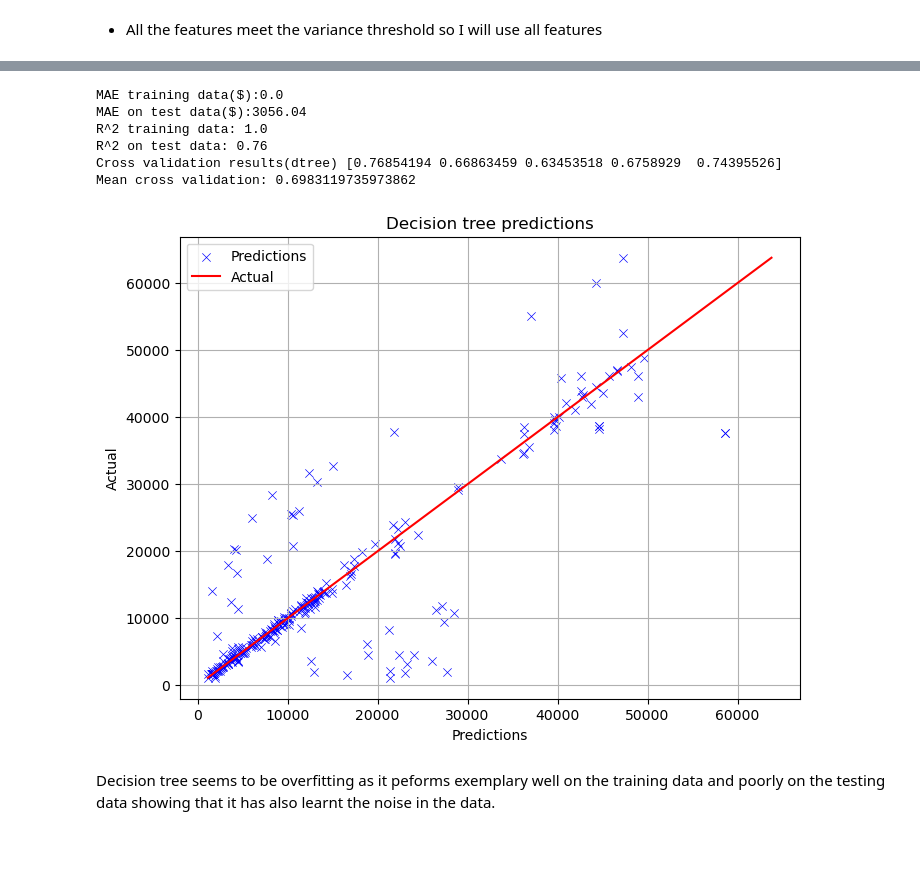
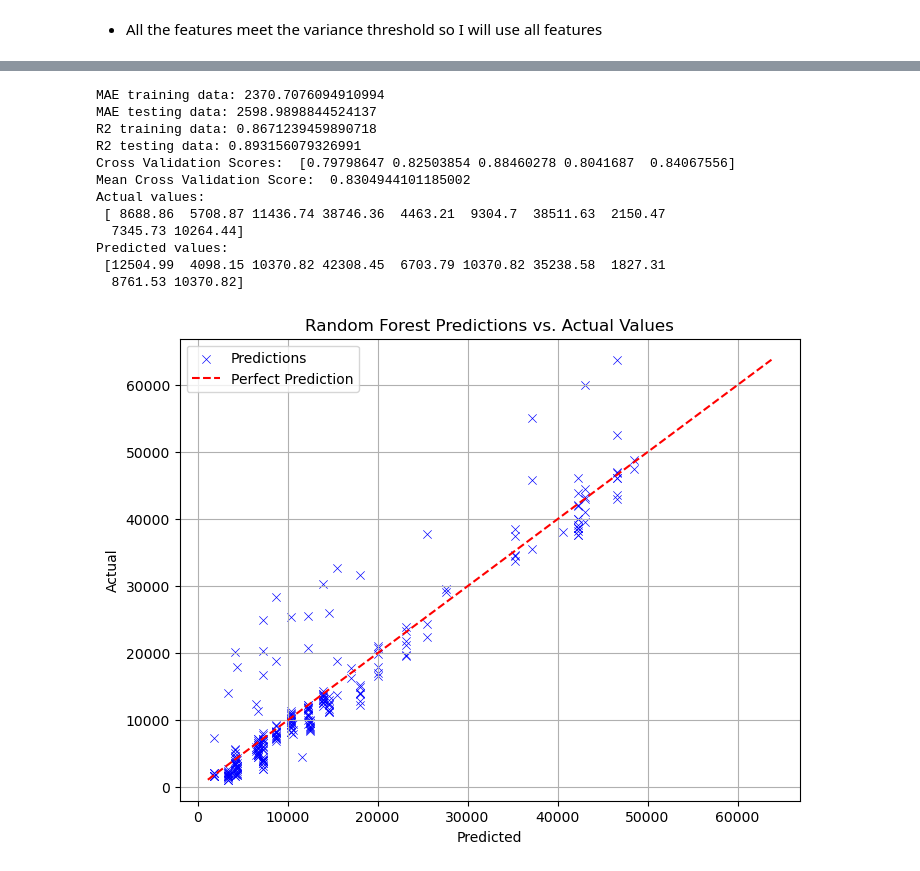
Before and after one commit to Kamuthuj/health-insurance-regression., a Jupyter notebook: analysis.ipynb, the cells around one changed output, grey strips where cells are left out. Saved outputs shown, nothing was run; the diff lists cells and outputs as text; code cells hidden in the pictures.

```diff
--- a/analysis.ipynb
+++ b/analysis.ipynb
@@ -300,0 +247,5 @@ array([[ 0.70051832,  0.97140947, -1.3267337 , -0.90790804, -0.50029231,
+# %%
+X_train_scaled = pd.DataFrame(X_train_scaled, columns=X_train.columns)
+X_test_scaled = pd.DataFrame(X_test_scaled, columns=X_test.columns)
+
+print(X_train_scaled.head())
@@ -339,41 +317,52 @@ Mean cross validation: 0.7391520293888119
 # %%
-dtree=DecisionTreeRegressor(random_state=42)
-dtree.fit(X_train_scaled,y_train)
+dtree = DecisionTreeRegressor(max_depth=5,min_samples_leaf=3,min_samples_split=2, random_state=42)
 
-# Make predictions on the training and test data
+# Training the model
+dtree.fit(X_train_scaled, y_train)
+
+# Making predictions on training and testing data
 y_train_pred = dtree.predict(X_train_scaled)
 y_test_pred = dtree.predict(X_test_scaled)
 
-# # Calculate the mean absoulte and R2 for the training and test data
-print(f"MAE training data($):{mean_absolute_error(y_train, y_train_pred).round(2)}")
-print(f"MAE on test data($):{mean_absolute_error(y_test, y_test_pred).round(2)}")
+# Evaluating the model
+print("MAE training data:", mean_absolute_error(y_train, y_train_pred))
+print("MAE testing data:", mean_absolute_error(y_test, y_test_pred))
 
-print(f"R^2 training data: {r2_score(y_train, y_train_pred).round(2)}")
-print(f"R^2 on test data: {r2_score(y_test, y_test_pred).round(2)}")
+print("R2 training data:", r2_score(y_train, y_train_pred))
+print("R2 testing data:", r2_score(y_test, y_test_pred))
 
-folds = KFold(n_splits=5,shuffle=True,random_state=42)
+# Cross Validation to evaluate the model's performance
+folds = KFold(n_splits=5, shuffle=True, random_state=42)
+cross_val_scores = cross_val_score(dtree, X_train_scaled, y_train, cv=folds)
+print("Cross Validation Scores: ", cross_val_scores)
+print("Mean Cross Validation Score: ", cross_val_scores.mean())
 
-cross_val = cross_val_score(dtree, X,y,cv=folds)
-print(f"Cross validation results(dtree)",cross_val)
-print(f"Mean cross validation:",cross_val.mean())
-
+print("Actual values:\n", y_test.values[:10].round(2))
+print("Predicted values:\n", y_test_pred[:10].round(2))
 
 plt.figure(figsize=(8,6))
-sns.scatterplot(x=y_test_pred,y=y_test,marker="x",label="Predictions",color="blue")
-sns.lineplot(x=y_test,y=y_test,label="Actual",color="red")
-plt.xlabel("Predictions")
+sns.scatterplot(x=y_test_pred, y=y_test, marker="x", label="Predictions", color="blue")
+# Add 45-degree reference line
+max_val = max(max(y_test), max(y_test_pred))
+min_val = min(min(y_test), min(y_test_pred))
+plt.plot([min_val, max_val], [min_val, max_val], color="red", linestyle="--", label="Perfect Prediction")
+plt.xlabel("Predicted")
 plt.ylabel("Actual")
-plt.title("Decision tree predictions")
-plt.grid()
+plt.title("Random Forest Predictions vs. Actual Values")
+plt.grid(True)
 plt.legend()
 plt.show()
 # %% [output]
-MAE training data($):0.0
-MAE on test data($):3056.04
-R^2 training data: 1.0
-R^2 on test data: 0.76
-Cross validation results(dtree) [0.76854194 0.66863459 0.63453518 0.6758929  0.74395526]
-Mean cross validation: 0.6983119735973862
+MAE training data: 2370.7076094910994
+MAE testing data: 2598.9898844524137
+R2 training data: 0.8671239459890718
+R2 testing data: 0.893156079326991
+Cross Validation Scores:  [0.79798647 0.82503854 0.88460278 0.8041687  0.84067556]
+Mean Cross Validation Score:  0.8304944101185002
+Actual values:
+ [ 8688.86  5708.87 11436.74 38746.36  4463.21  9304.7  38511.63  2150.47
+  7345.73 10264.44]
+Predicted values:
+ [12504.99  4098.15 10370.82 42308.45  6703.79 10370.82 35238.58  1827.31
+  8761.53 10370.82]
-[figure, old version]
+[figure, new version]
-# %% [markdown]
-Decision tree seems to be overfitting as it peforms exemplary well on the training data and poorly on the testing data showing that it has also learnt the noise in the data.
```
Also changed, not shown: parts of 29 cells of this notebook.
